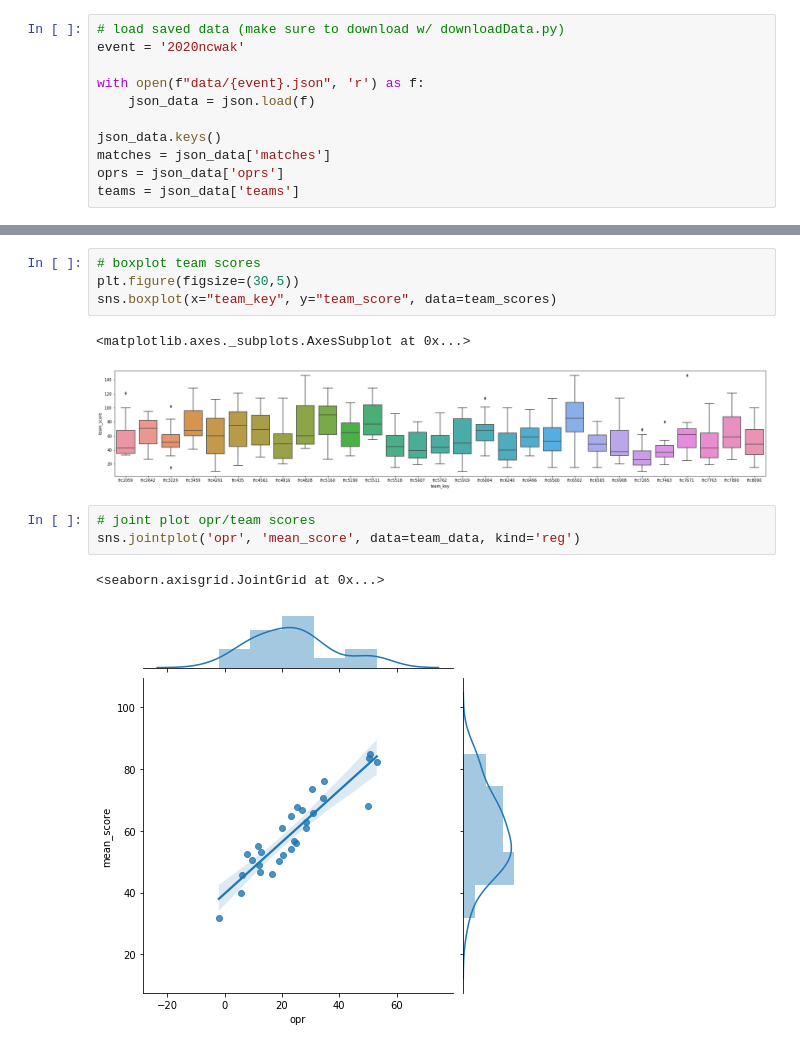
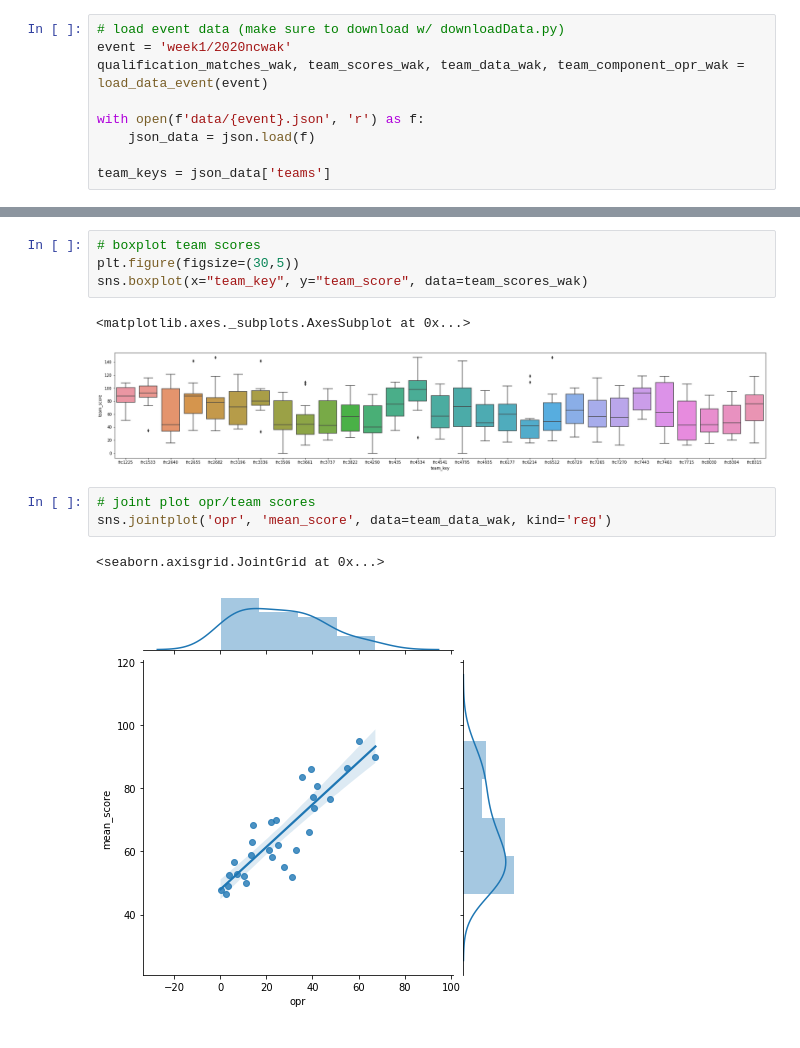
Before and after one commit to morzack/Sakurajima-Scouting, a Jupyter notebook: 2020-ncwak.ipynb, the cells around one changed output, grey strips where cells are left out. Drawn from its saved outputs; the diff is of its cells as text.

```diff
--- a/2020-ncwak.ipynb
+++ b/2020-ncwak.ipynb
@@ -10,11 +12,9 @@ from collections import defaultdict
 # %%
-# load saved data (make sure to download w/ downloadData.py)
-event = '2020ncwak'
+# load event data (make sure to download w/ downloadData.py)
+event = 'week1/2020ncwak'
+qualification_matches_wak, team_scores_wak, team_data_wak, team_component_opr_wak = load_data_event(event)
 
-with open(f"data/{event}.json", 'r') as f:
+with open(f'data/{event}.json', 'r') as f:
     json_data = json.load(f)
 
-json_data.keys()
-matches = json_data['matches']
-oprs = json_data['oprs']
-teams = json_data['teams']
+team_keys = json_data['teams']
@@ -224,13 +49,13 @@ Text(0, 0.5, 'Points scored (excluding penalties)')
 # %%
 # boxplot team scores
 plt.figure(figsize=(30,5))
-sns.boxplot(x="team_key", y="team_score", data=team_scores)
+sns.boxplot(x="team_key", y="team_score", data=team_scores_wak)
 # %% [output]
 <matplotlib.axes._subplots.AxesSubplot at 0x...>
-[figure, old version]
+[figure, new version]
 # %%
 # joint plot opr/team scores
-sns.jointplot('opr', 'mean_score', data=team_data, kind='reg')
+sns.jointplot('opr', 'mean_score', data=team_data_wak, kind='reg')
 # %% [output]
 <seaborn.axisgrid.JointGrid at 0x...>
-[figure, old version]
+[figure, new version]
```
Also changed, not shown: parts of 22 cells of this notebook, 2 other files.
